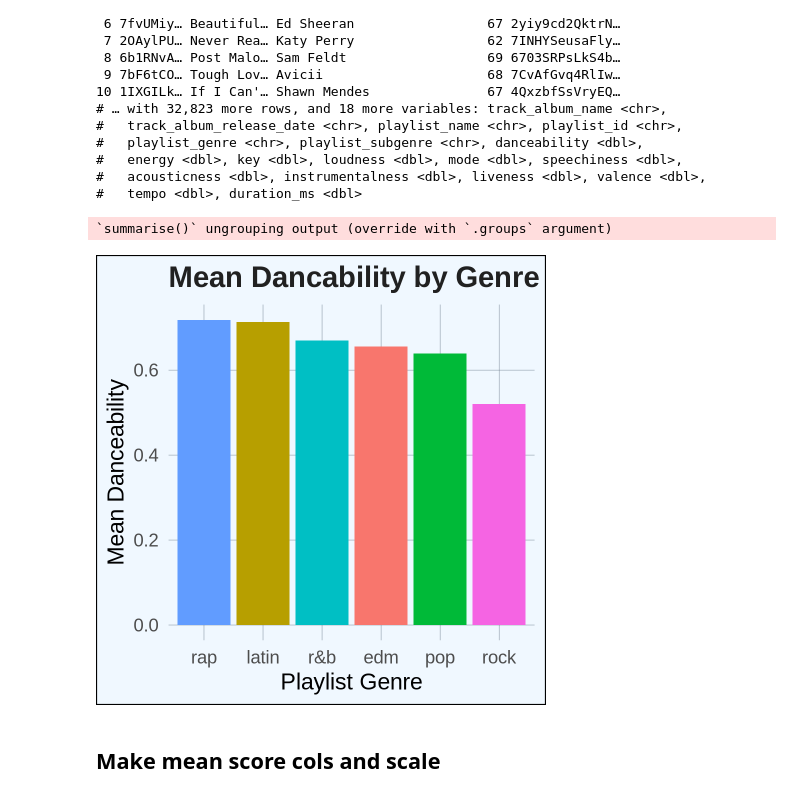
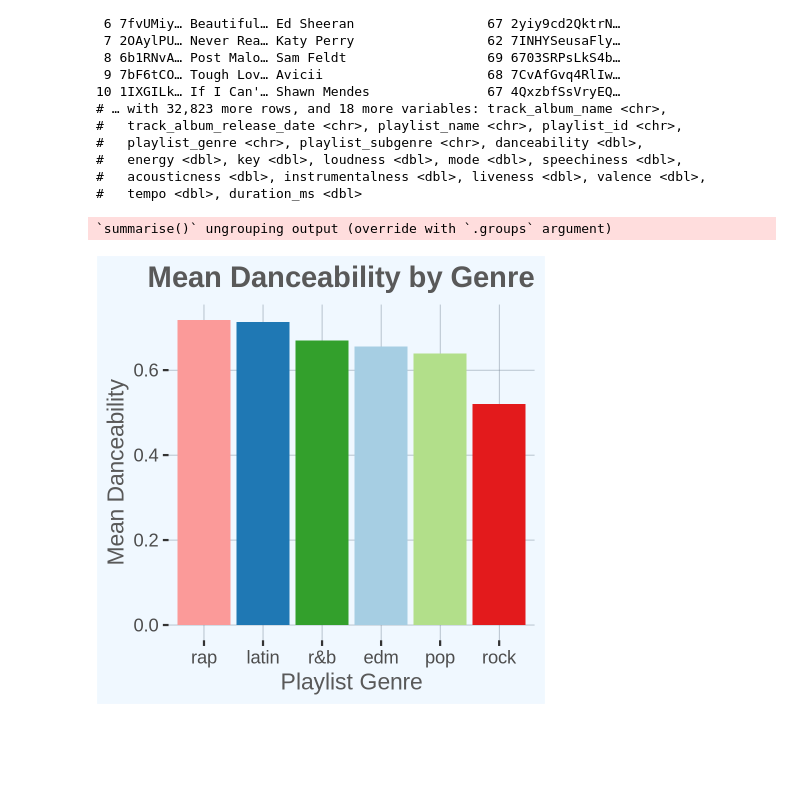
Before and after one commit to swhite16/BIOS512, a Jupyter notebook: BIOS_512 Final Project.ipynb, the cells around one changed output. Saved outputs shown, nothing was run; the diff lists cells and outputs as text; code cells hidden in the pictures; blank space fills up the shorter version.

```diff
--- a/BIOS_512 Final Project.ipynb
+++ b/BIOS_512 Final Project.ipynb
@@ -66,20 +68,19 @@ songs %>% print
 # %%
 mean_dance <- songs %>% group_by(playlist_genre) %>% summarize(mean_d = mean(danceability))
 options(repr.plot.width = 3, repr.plot.height = 3, repr.plot.res = 300)
 p1 = ggplot(mean_dance, aes(x = reorder(playlist_genre, desc(mean_d)), y = mean_d, fill = playlist_genre))
-p1 = p1 + geom_col()
-p1 = p1 + labs(x = 'Playlist Genre', y = 'Mean Danceability') + theme_minimal() + theme(legend.position = 'none')
-#p1 = p1 + scale_colour_manual(valuese = c())
-p1 = p1 + labs(title = "Mean Dancability by Genre") + theme(plot.title = element_text(color="gray13", size=14, face="bold"))
-p1 = p1 + theme(plot.background = element_rect(fill = "aliceblue"))
+p1 = p1 + geom_col() + scale_fill_brewer(type = qual, palette = 'Paired')
+p1 = p1 + labs(x = 'Playlist Genre', y = 'Mean Danceability') + theme(legend.position = 'none')
+p1 = p1 + labs(title = "Mean Danceability by Genre") + theme(plot.title = element_text(color='gray35', size=14, face="bold"),
+                                                            axis.title = element_text(color='gray35'))
+p1 = p1 + theme(plot.background = element_rect(fill = "aliceblue"),
+                panel.background = element_rect(fill = "aliceblue"))
 p1 = p1 + theme(panel.border = element_blank(),
-          panel.grid.major = element_line(size = 0.1, linetype = 'solid',
-                                colour = "slategray"),
-          panel.grid.minor = element_blank(),
-          axis.line = element_blank())
+                panel.grid.major = element_line(size = 0.1, linetype = 'solid', colour = "slategray"),
+                panel.grid.minor = element_blank(),
+                axis.line = element_blank(),
+                plot.title = element_text(hjust=1))
 p1
 # %% [output]
 `summarise()` ungrouping output (override with `.groups` argument)
-[figure, old version]
+[figure, new version]
-# %% [markdown]
-## Make mean score cols and scale
```
Also changed, not shown: parts of 21 cells of this notebook.
